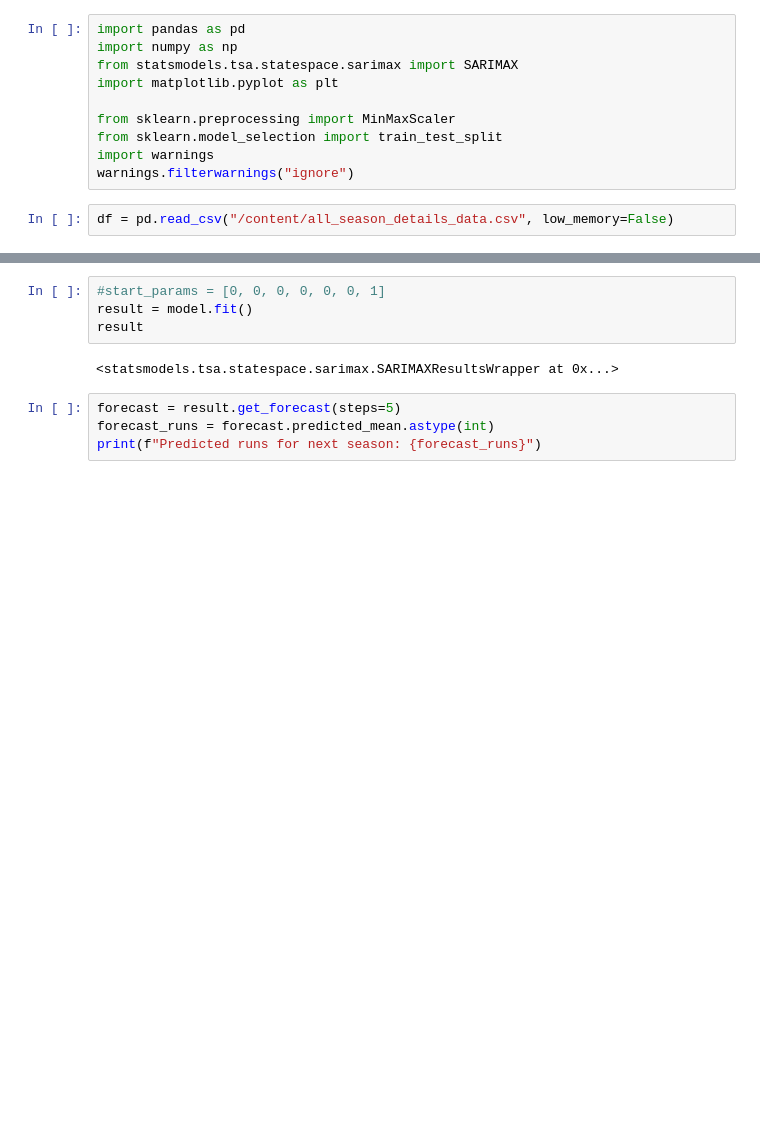
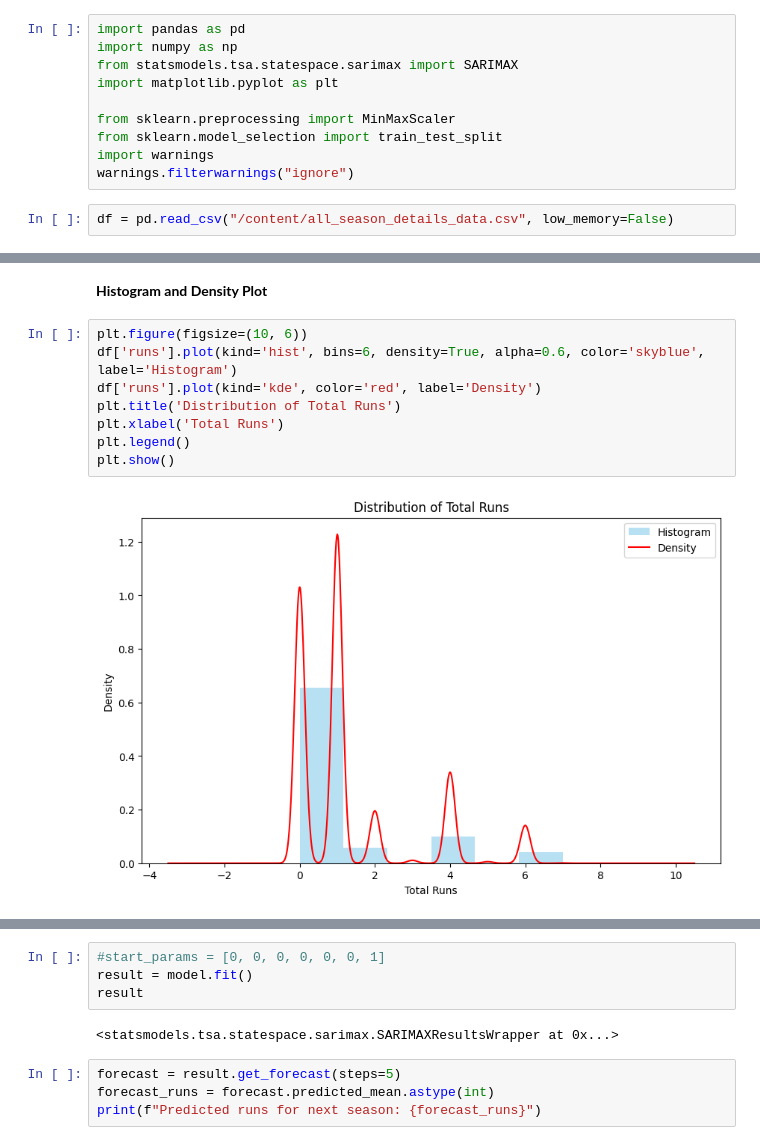
Before and after one commit to amalsalilan/IPL_Infographics_Data_Analytics_-_Data_Visualization_Infosys_Internship_Oct2024, a Jupyter notebook: 9_Time_Series_Forcasting.ipynb, the cells around one changed output, grey strips where cells are left out. Cells and saved outputs as stored; diff of their text form; blank space fills up the shorter version.

```diff
--- a/9_Time_Series_Forcasting.ipynb
+++ b/9_Time_Series_Forcasting.ipynb
@@ -42,0 +51,12 @@ print(virat_season_runs)
+# %% [markdown]
+**Histogram and Density Plot**
+# %%
+plt.figure(figsize=(10, 6))
+df['runs'].plot(kind='hist', bins=6, density=True, alpha=0.6, color='skyblue', label='Histogram')
+df['runs'].plot(kind='kde', color='red', label='Density')
+plt.title('Distribution of Total Runs')
+plt.xlabel('Total Runs')
+plt.legend()
+plt.show()
+# %% [output]
+[figure, added]
```
Also changed, not shown: parts of 28 cells of this notebook.
